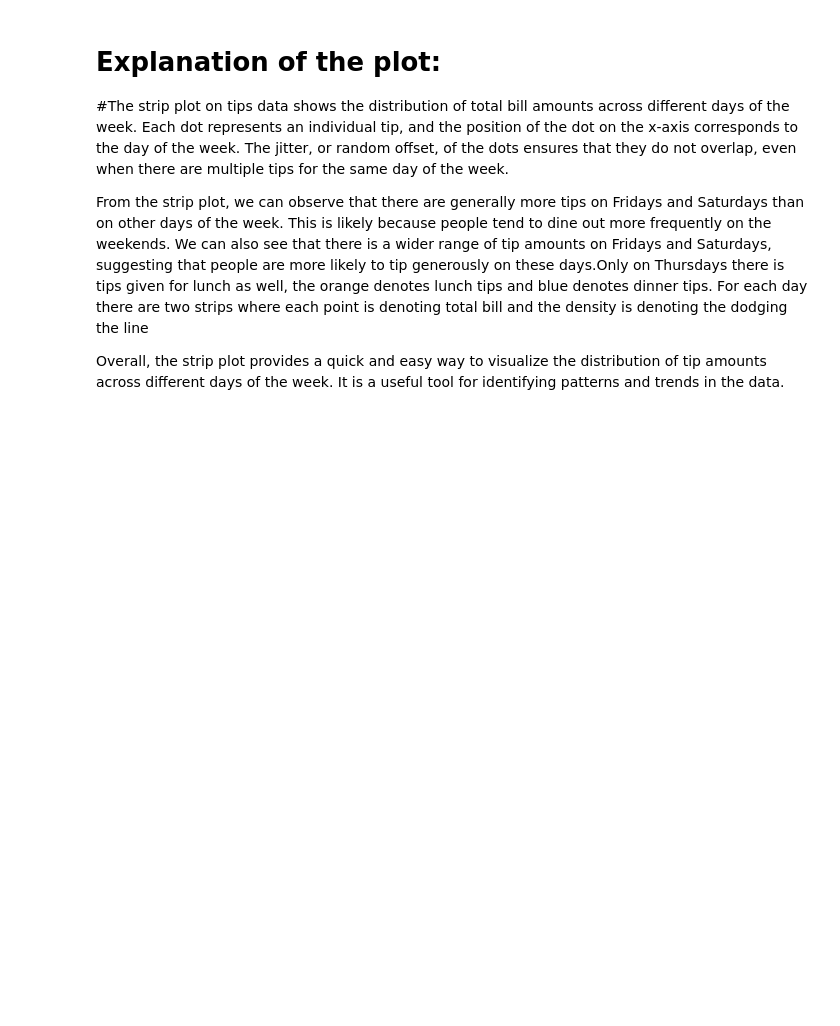
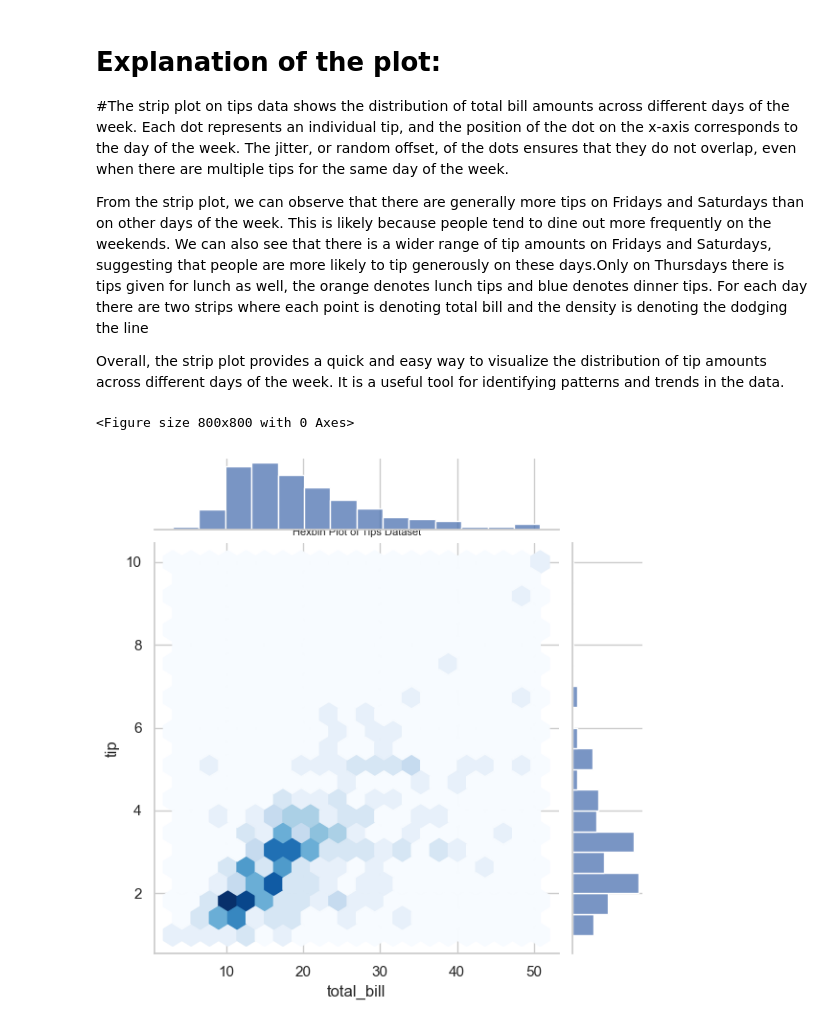
Before and after one commit to IE-555/homework4-poulomeeub, a Jupyter notebook: poulomee_hw4.ipynb, the cells around one changed output. Saved outputs shown, nothing was run; the diff lists cells and outputs as text; code cells hidden in the pictures; blank space fills up the shorter version.

```diff
--- a/poulomee_hw4.ipynb
+++ b/poulomee_hw4.ipynb
@@ -318,3 +318,31 @@ From the strip plot, we can observe that there are generally more tips on Friday
 
 
 Overall, the strip plot provides a quick and easy way to visualize the distribution of tip amounts across different days of the week. It is a useful tool for identifying patterns and trends in the data.
+# %%
+#Alternative Hexbin plot on the same dataset
+# Link: https://seaborn.pydata.org/examples/hexbin_marginals.html
+
+plt.figure(figsize=(8, 8))
+sns.set(style="whitegrid")
+sns.jointplot(x='total_bill', y='tip', data=df2, kind='hex', cmap='Blues', gridsize=20)
+plt.title('Hexbin Plot of Tips Dataset', fontsize=8)
+plt.show()
+
+#Explanation of the code:
+
+#The code is for creating a hexbin plot of the tips dataset using the Python libraries matplotlib and seaborn.
+
+#The first line, plt.figure(figsize=(8, 8)), creates a new figure with a width of 8 inches and a height of 8 inches.
+#The second line, sns.set(style="whitegrid"), sets the seaborn style to "whitegrid". This style uses a white background with a grid overlay.
+#The third line, sns.jointplot(x='total_bill', y='tip', data=df2, kind='hex', cmap='Blues', gridsize=20), creates a hexbin plot of the total_bill and tip columns in the df2 dataframe. The kind='hex' argument specifies that the jointplot should be a hexbin plot. The cmap='Blues' argument specifies that the colormap for the hexbin plot should be the "Blues" colormap. The gridsize=20 argument specifies that the hexbin plot should have a grid size of 20.
+#The fourth line, plt.title('Hexbin Plot of Tips Dataset', fontsize=8), sets the title of the plot to "Hexbin Plot of Tips Dataset" and sets the font size of the title to 8.
+#The fifth line, plt.show(), displays the plot.
+#A hexbin plot is a type of scatter plot that uses hexagonal bins to represent the distribution of the data. The color of each bin represents the number of data points in that bin. Hexbin plots are useful for visualizing dense datasets, as they can help to identify patterns and trends in the data that would be difficult to see in a regular scatter plot.
+
+#Explanation of the graph
+#In the context of the tips dataset, the hexbin plot shows the relationship between the total bill amount and the tip amount.
+#The plot shows that there is a positive correlation between the two variables, meaning that customers with higher total bill amounts tend to give higher tips.
+#The plot also shows that there is a lot of variation in the tip amount, even for customers with similar total bill amounts.
+# %% [output]
+<Figure size 800x800 with 0 Axes>
+[figure, added]
```
Also changed, not shown: parts of 1 cell of this notebook.
